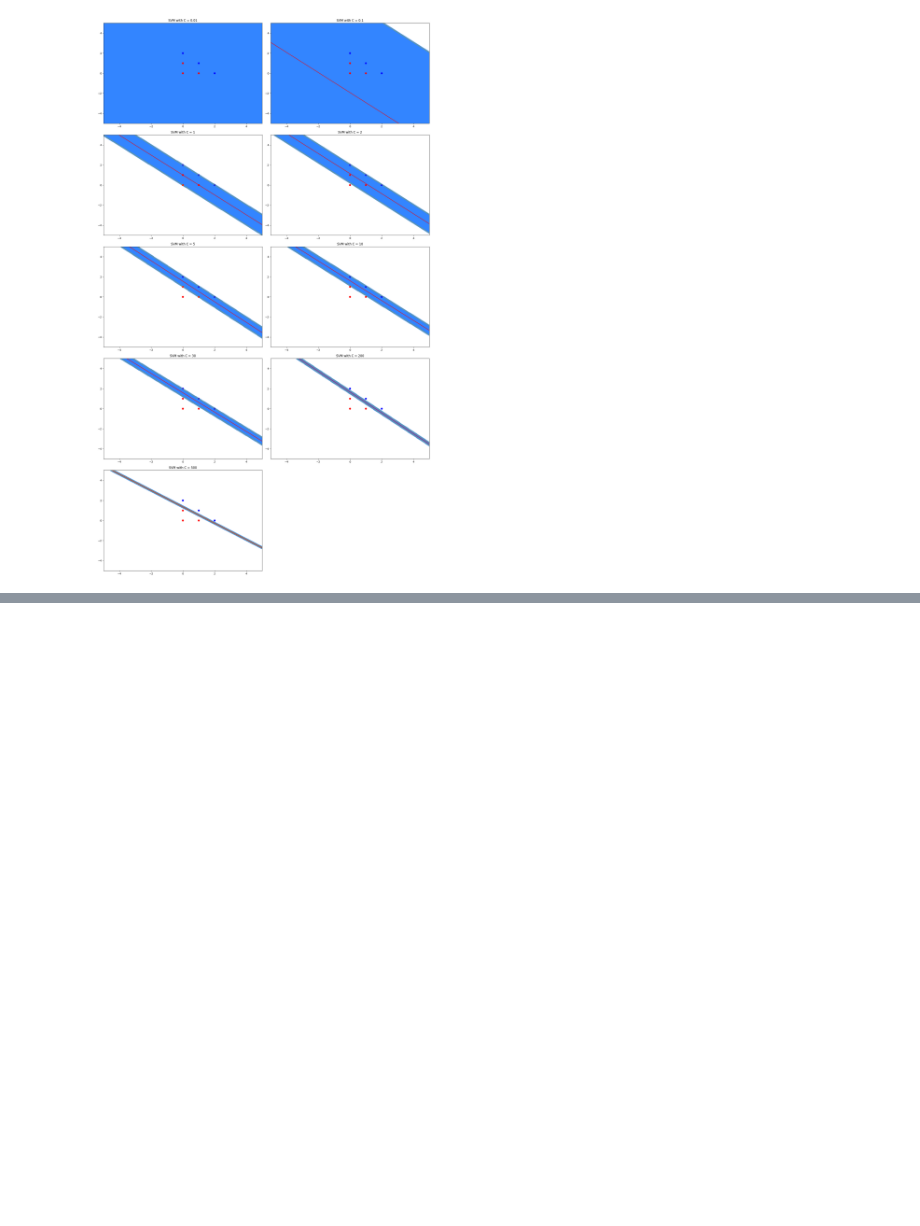
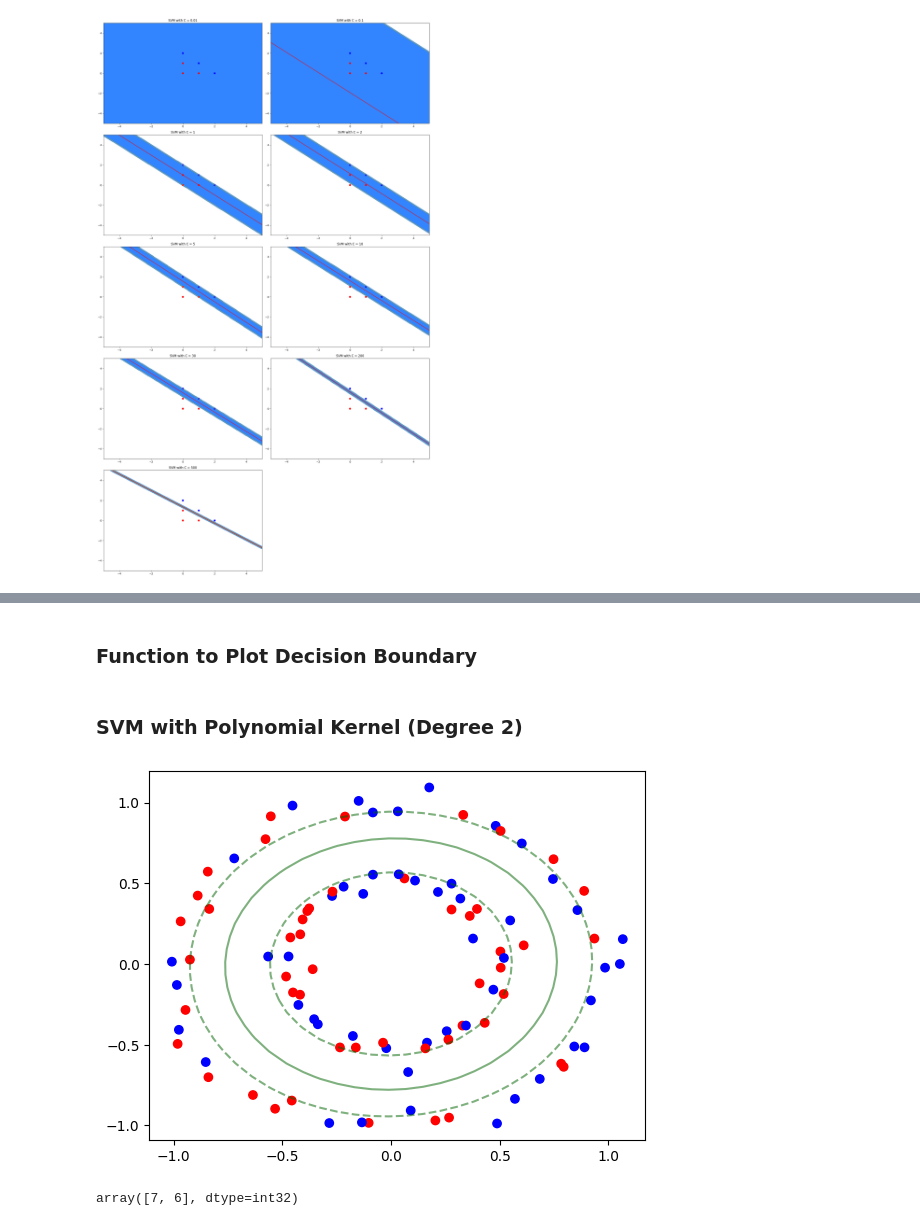
Before and after one commit to kar137/Machine-Learning-Portfolio, a Jupyter notebook: notebooks/Beyond-Linear-Models/naivebayes&svm/SVM.ipynb, the cells around one changed output, grey strips where cells are left out. Saved outputs shown, nothing was run; the diff lists cells and outputs as text; code cells hidden in the pictures; blank space fills up the shorter version.

```diff
--- a/notebooks/Beyond-Linear-Models/naivebayes&svm/SVM.ipynb
+++ b/notebooks/Beyond-Linear-Models/naivebayes&svm/SVM.ipynb
@@ -203,0 +256,37 @@ plt.show()
+# %% [markdown]
+### Function to Plot Decision Boundary
+# %%
+def plot_decision_boundary(model, ax=None):
+    if ax is None:
+        ax = plt.gca()
+    xlim = ax.get_xlim()
+    ylim = ax.get_ylim()
+
+    # model evaluation with grid
+    x = np.linspace(xlim[0], xlim[1], 30)
+    y = np.linspace(ylim[0], ylim[1], 30)
+    Y, X = np.meshgrid(y, x)
+    xy = np.vstack([X.ravel(), Y.ravel()]).T
+    P = model.decision_function(xy).reshape(X.shape)
+
+    ax.contour(X, Y, P, colors='#006400',
+               levels=[-1, 0, 1], alpha=0.5,
+               linestyles=['--', '-', '--'])
+
+    ax.set_xlim(xlim)
+    ax.set_ylim(ylim)
+# %% [markdown]
+### SVM with Polynomial Kernel (Degree 2)
+# %%
+model = SVC(kernel='poly', degree=2)  # polynomial kernel of degree 2
+model.fit(features, labels)
+
+plt.scatter(features[:, 0], features[:, 1], c=colors)
+plot_decision_boundary(model)
+plt.show()
+# %% [output]
+[figure, added]
+# %%
+model.n_support_ # number of support vector
+# %% [output]
+array([7, 6], dtype=int32)
```
Also changed, not shown: parts of 11 cells of this notebook.
